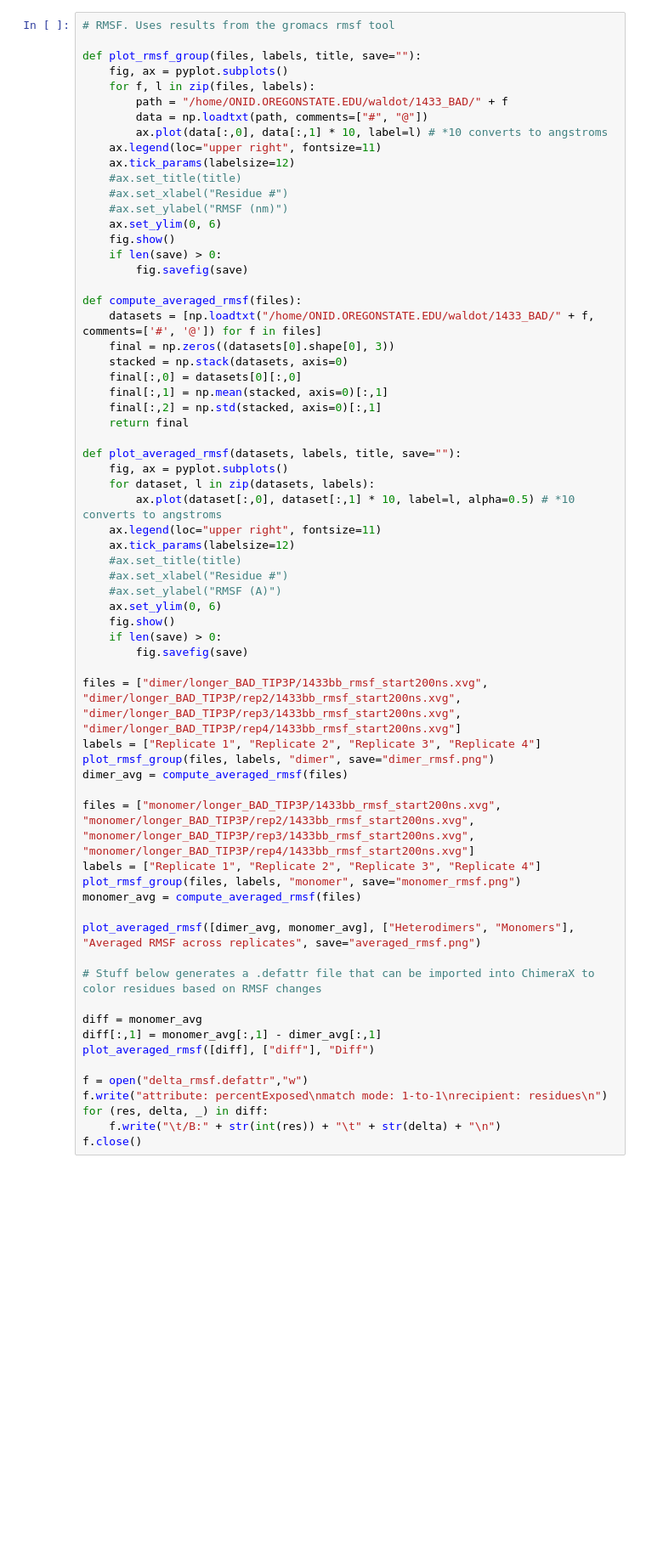
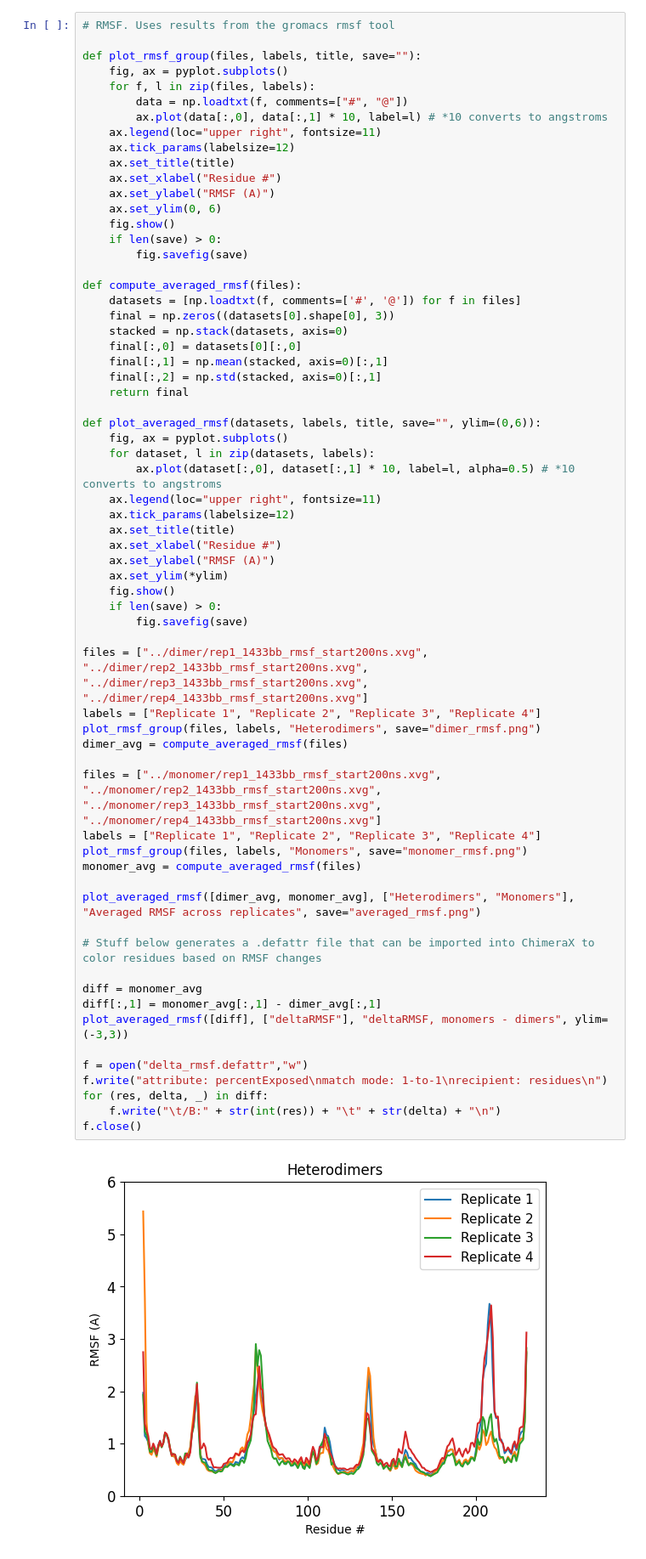
Before and after one commit to TyWaldo/1433_BAD_Simulations, a Jupyter notebook: analysis/analysis.ipynb, the cells around one changed output. Shown at 85% size. Cells and saved outputs as stored; diff of their text form; blank space fills up the shorter version.

```diff
--- a/analysis/analysis.ipynb
+++ b/analysis/analysis.ipynb
@@ -8,21 +29,20 @@ import numpy as np
 def plot_rmsf_group(files, labels, title, save=""):
     fig, ax = pyplot.subplots()
     for f, l in zip(files, labels):
-        path = "/home/ONID.OREGONSTATE.EDU/waldot/1433_BAD/" + f
-        data = np.loadtxt(path, comments=["#", "@"])
+        data = np.loadtxt(f, comments=["#", "@"])
         ax.plot(data[:,0], data[:,1] * 10, label=l) # *10 converts to angstroms
     ax.legend(loc="upper right", fontsize=11)
     ax.tick_params(labelsize=12)
-    #ax.set_title(title)
-    #ax.set_xlabel("Residue #")
-    #ax.set_ylabel("RMSF (nm)")
+    ax.set_title(title)
+    ax.set_xlabel("Residue #")
+    ax.set_ylabel("RMSF (A)")
     ax.set_ylim(0, 6)
     fig.show()
     if len(save) > 0:
         fig.savefig(save)
 
 def compute_averaged_rmsf(files):
-    datasets = [np.loadtxt("/home/ONID.OREGONSTATE.EDU/waldot/1433_BAD/" + f, comments=['#', '@']) for f in files]
+    datasets = [np.loadtxt(f, comments=['#', '@']) for f in files]
     final = np.zeros((datasets[0].shape[0], 3))
     stacked = np.stack(datasets, axis=0)
     final[:,0] = datasets[0][:,0]
@@ -30,40 +50,42 @@ def compute_averaged_rmsf(files):
     final[:,2] = np.std(stacked, axis=0)[:,1]
     return final
 
-def plot_averaged_rmsf(datasets, labels, title, save=""):
+def plot_averaged_rmsf(datasets, labels, title, save="", ylim=(0,6)):
     fig, ax = pyplot.subplots()
     for dataset, l in zip(datasets, labels):
         ax.plot(dataset[:,0], dataset[:,1] * 10, label=l, alpha=0.5) # *10 converts to angstroms
     ax.legend(loc="upper right", fontsize=11)
     ax.tick_params(labelsize=12)
-    #ax.set_title(title)
-    #ax.set_xlabel("Residue #")
-    #ax.set_ylabel("RMSF (A)")
-    ax.set_ylim(0, 6)
+    ax.set_title(title)
+    ax.set_xlabel("Residue #")
+    ax.set_ylabel("RMSF (A)")
+    ax.set_ylim(*ylim)
     fig.show()
     if len(save) > 0:
         fig.savefig(save)
 
-files = ["dimer/longer_BAD_TIP3P/1433bb_rmsf_start200ns.xvg", "dimer/longer_BAD_TIP3P/rep2/1433bb_rmsf_start200ns.xvg", "dimer/longer_BAD_TIP3P/rep3/1433bb_rmsf_start200ns.xvg", "dimer/longer_BAD_TIP3P/rep4/1433bb_rmsf_start200ns.xvg"]
+files = ["../dimer/rep1_1433bb_rmsf_start200ns.xvg", "../dimer/rep2_1433bb_rmsf_start200ns.xvg", "../dimer/rep3_1433bb_rmsf_start200ns.xvg", "../dimer/rep4_1433bb_rmsf_start200ns.xvg"]
 labels = ["Replicate 1", "Replicate 2", "Replicate 3", "Replicate 4"]
-plot_rmsf_group(files, labels, "dimer", save="dimer_rmsf.png")
+plot_rmsf_group(files, labels, "Heterodimers", save="dimer_rmsf.png")
 dimer_avg = compute_averaged_rmsf(files)
 
-files = ["monomer/longer_BAD_TIP3P/1433bb_rmsf_start200ns.xvg", "monomer/longer_BAD_TIP3P/rep2/1433bb_rmsf_start200ns.xvg", "monomer/longer_BAD_TIP3P/rep3/1433bb_rmsf_start200ns.xvg", "monomer/longer_BAD_TIP3P/rep4/1433bb_rmsf_start200ns.xvg"]
+files = ["../monomer/rep1_1433bb_rmsf_start200ns.xvg", "../monomer/rep2_1433bb_rmsf_start200ns.xvg", "../monomer/rep3_1433bb_rmsf_start200ns.xvg", "../monomer/rep4_1433bb_rmsf_start200ns.xvg"]
 labels = ["Replicate 1", "Replicate 2", "Replicate 3", "Replicate 4"]
-plot_rmsf_group(files, labels, "monomer", save="monomer_rmsf.png")
+plot_rmsf_group(files, labels, "Monomers", save="monomer_rmsf.png")
 monomer_avg = compute_averaged_rmsf(files)
 
 plot_averaged_rmsf([dimer_avg, monomer_avg], ["Heterodimers", "Monomers"], "Averaged RMSF across replicates", save="averaged_rmsf.png")
 
 # Stuff below generates a .defattr file that can be imported into ChimeraX to color residues based on RMSF changes
 
 diff = monomer_avg
 diff[:,1] = monomer_avg[:,1] - dimer_avg[:,1]
-plot_averaged_rmsf([diff], ["diff"], "Diff")
+plot_averaged_rmsf([diff], ["deltaRMSF"], "deltaRMSF, monomers - dimers", ylim=(-3,3))
 
 f = open("delta_rmsf.defattr","w")
 f.write("attribute: percentExposed\nmatch mode: 1-to-1\nrecipient: residues\n")
 for (res, delta, _) in diff:
     f.write("\t/B:" + str(int(res)) + "\t" + str(delta) + "\n")
 f.close()
+# %% [output]
+[figure, added]
```
Also changed, not shown: parts of 6 cells of this notebook, 1 other file.
